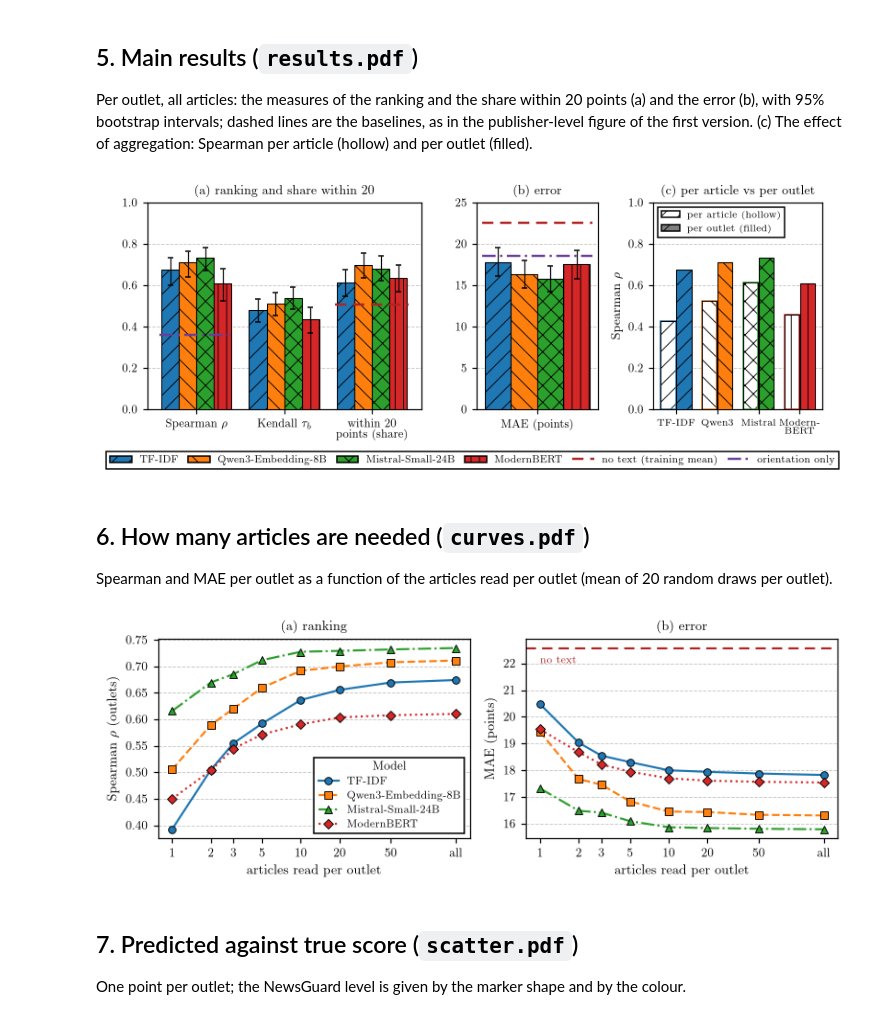
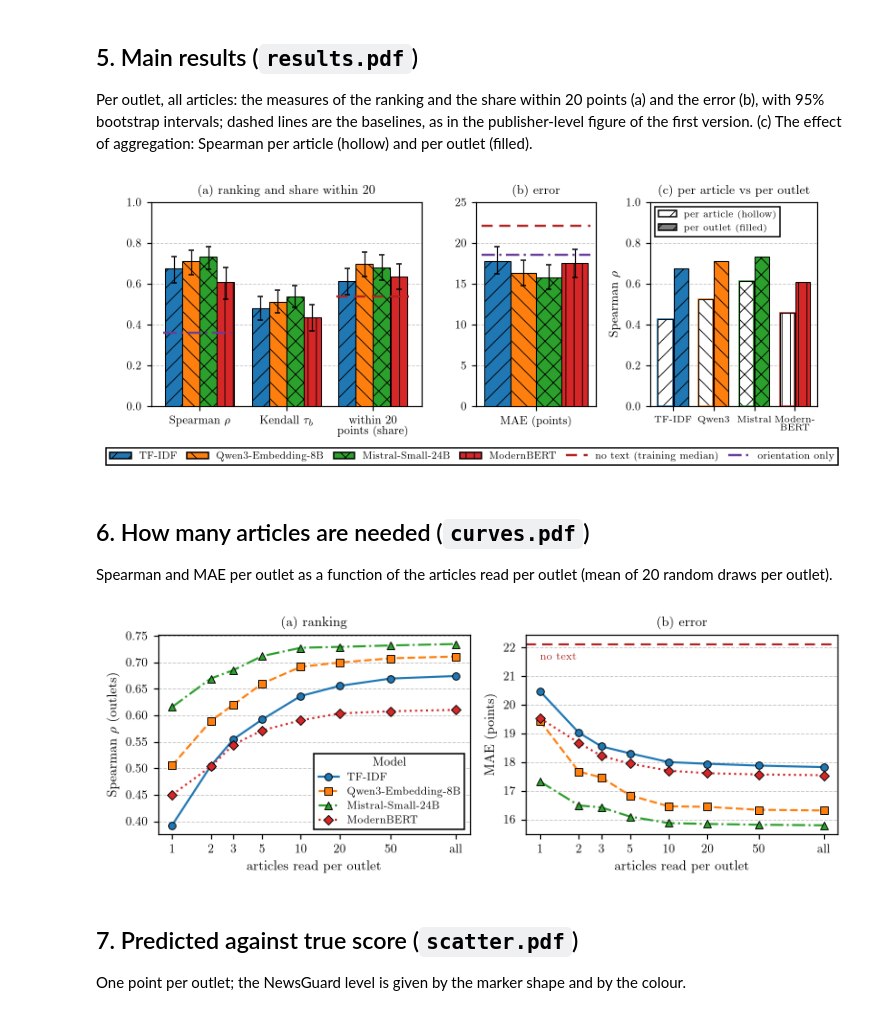
Before and after one commit to bianchi-john/PublisherClassification, a Jupyter notebook: Paper/Journal/figures/paper_figures.ipynb, the cells around one changed output. Drawn from its saved outputs; the diff is of its cells as text; code cells hidden in the pictures.

```diff
--- a/Paper/Journal/figures/paper_figures.ipynb
+++ b/Paper/Journal/figures/paper_figures.ipynb
@@ -27,7 +27,6 @@ from matplotlib.patches import Patch
 
 HERE = Path.cwd()
 sys.path.insert(0, str(HERE))
-import analyses as AN
 import paper_style as S
 
 DATA = HERE.parents[2] / "Dataset" / "tentativi" / "20_FromScratch"
@@ -35,16 +34,18 @@ FIG = DATA / "paper_figures"
 S.set_style()
 print("LaTeX text:", S._USETEX)
 
+# every number comes from the tables of step 15 (Code/Pipeline/paper.py); the scatter from the saved predictions
 outlets = pd.read_csv(DATA / "outlets.csv", index_col="domain")
 outlets["fold"] = pd.read_csv(DATA / "split.csv", index_col="domain").fold
 main = pd.read_csv(DATA / "paper_main_table.csv")
 curves = pd.read_csv(DATA / "paper_curves.csv")
-A = AN.main()                                   # the further analyses (also writes analyses.json)
-_, art = AN.load()
-pred = {m: art[m].groupby("domain").prediction.mean().reindex(outlets.index) for m in S.MODELS}
-notext = pd.Series({d: outlets.score[outlets.fold != f].mean() for d, f in outlets.fold.items()})
-NOTEXT = {"MAE": float((notext - outlets.score).abs().mean()),
-          "within 20": float(((notext - outlets.score).abs() <= 20).mean() * 100)}
-print("no text:", {k: round(v, 1) for k, v in NOTEXT.items()})
+errs = pd.read_csv(DATA / "paper_errors.csv")
+per_unit = pd.read_csv(DATA / "paper_article_vs_outlet.csv").set_index(["model", "unit"])
+value = main.pivot(index="model", columns="measure", values="value")
+NOTEXT = value.loc["no text (median)"]            # the best constant prediction for the MAE
+ORIENTATION_ONLY = value.loc["orientation only"]
+pred = {m: pd.concat(pd.read_csv(f) for f in sorted((DATA / "predictions" / "regression" / m).glob("fold*.csv.gz")))
+           .groupby("domain").prediction.mean().reindex(outlets.index) for m in S.MODELS}
+print("no text (median):", NOTEXT[["MAE", "within 20"]].round(1).to_dict())
 # %% [output]
 LaTeX text: True
@@ -221,37 +207,37 @@ effect of aggregation: Spearman per article (hollow) and per outlet (filled).
 # %%
 val = main.pivot(index="model", columns="measure", values="value")
 low = main.pivot(index="model", columns="measure", values="low"); high = main.pivot(index="model", columns="measure", values="high")
 fig, (a, b, c) = plt.subplots(1, 3, figsize=(7.2, 2.8), gridspec_kw={"width_ratios": [1.7, 0.75, 1.05]})
 measures = [("Spearman", "Spearman $\\rho$", 1), ("Kendall", "Kendall $\\tau_b$", 1), ("within 20", "within 20\npoints (share)", 100)]
 groups = [m for m, _, _ in measures]
 values = {mo: {g: val.loc[mo, g] / d for g, _, d in measures} for mo in S.MODELS}
 errors = {mo: {g: (low.loc[mo, g] / d, high.loc[mo, g] / d) for g, _, d in measures} for mo in S.MODELS}
 x = S.grouped_bars(a, groups, S.MODELS, values, {mo: S.model_bar(mo) for mo in S.MODELS}, errors=errors)
 a.set_xticklabels([S.tex(lab) for _, lab, _ in measures]); a.set_ylim(0, 1); a.set_title("(a) ranking and share within 20")
-S.baseline(a, x[0] - 0.42, x[0] + 0.42, A["orientation_only"]["spearman"], "violet")
+S.baseline(a, x[0] - 0.42, x[0] + 0.42, ORIENTATION_ONLY["Spearman"], "violet")
 S.baseline(a, x[2] - 0.42, x[2] + 0.42, NOTEXT["within 20"] / 100, "red")
 values = {mo: {"MAE": val.loc[mo, "MAE"]} for mo in S.MODELS}
 errors = {mo: {"MAE": (low.loc[mo, "MAE"], high.loc[mo, "MAE"])} for mo in S.MODELS}
 x = S.grouped_bars(b, ["MAE"], S.MODELS, values, {mo: S.model_bar(mo) for mo in S.MODELS}, errors=errors)
 b.set_xticklabels(["MAE (points)"]); b.set_ylim(0, 25); b.set_title("(b) error")
-S.baseline(b, -0.42, 0.42, NOTEXT["MAE"], "red"); S.baseline(b, -0.42, 0.42, A["orientation_only"]["mae"], "violet")
+S.baseline(b, -0.42, 0.42, NOTEXT["MAE"], "red"); S.baseline(b, -0.42, 0.42, ORIENTATION_ONLY["MAE"], "violet")
 xs = np.arange(len(S.MODELS))
 for i, mo in enumerate(S.MODELS):
-    c.bar(i - 0.19, A["article_level"][mo]["spearman"], 0.36, facecolor="white", hatch=S.MODEL_HATCHES[mo],
+    c.bar(i - 0.19, per_unit.loc[(mo, "article"), "Spearman"], 0.36, facecolor="white", hatch=S.MODEL_HATCHES[mo],
           edgecolor=S.MODEL_COLORS[mo], linewidth=1.0, zorder=3)
-    c.bar(i - 0.19, A["article_level"][mo]["spearman"], 0.36, facecolor="none", edgecolor="black", linewidth=0.7, zorder=4)
-    c.bar(i + 0.19, A["outlet_level"][mo]["spearman"], 0.36, zorder=3, **S.model_bar(mo))
+    c.bar(i - 0.19, per_unit.loc[(mo, "article"), "Spearman"], 0.36, facecolor="none", edgecolor="black", linewidth=0.7, zorder=4)
+    c.bar(i + 0.19, per_unit.loc[(mo, "outlet"), "Spearman"], 0.36, zorder=3, **S.model_bar(mo))
 c.set_xticks(xs, ["TF-IDF", "Qwen3", "Mistral", "Modern-\nBERT"], fontsize=6.5)
 c.set_ylim(0, 1); c.set_ylabel("Spearman $\\rho$"); c.set_title("(c) per article vs per outlet")
 c.legend(handles=[Patch(facecolor="white", edgecolor="black", hatch="//", label="per article (hollow)"),
                   Patch(facecolor="tab:gray", edgecolor="black", hatch="//", label="per outlet (filled)")],
          loc="upper left", fontsize=6.5)
-fig.legend(handles=S.model_handles() + [S.baseline_handle("red", "no text (training mean)"),
+fig.legend(handles=S.model_handles() + [S.baseline_handle("red", "no text (training median)"),
                                         S.baseline_handle("violet", "orientation only")],
            loc="lower center", ncol=6, fontsize=7, bbox_to_anchor=(0.5, -0.07), handlelength=2.2, columnspacing=1.0)
 fig.tight_layout(); S.save(fig, "results"); plt.show()
 # %% [output]
-[figure, old version]
+[figure, new version]
 # %% [markdown]
 ## 6. How many articles are needed (`curves.pdf`)
 Spearman and MAE per outlet as a function of the articles read per outlet (mean of 20 random draws per outlet).
@@ -270,7 +256,7 @@ axes[0].set_title("(a) ranking"); axes[1].set_title("(b) error")
 axes[0].legend(title="Model", loc="lower right", fontsize=7)
 fig.tight_layout(); S.save(fig, "curves"); plt.show()
 # %% [output]
-[figure, old version]
+[figure, new version]
 # %% [markdown]
 ## 7. Predicted against true score (`scatter.pdf`)
 One point per outlet; the NewsGuard level is given by the marker shape and by the colour.
```
Also changed, not shown: parts of 5 cells of this notebook, 26 other files.
